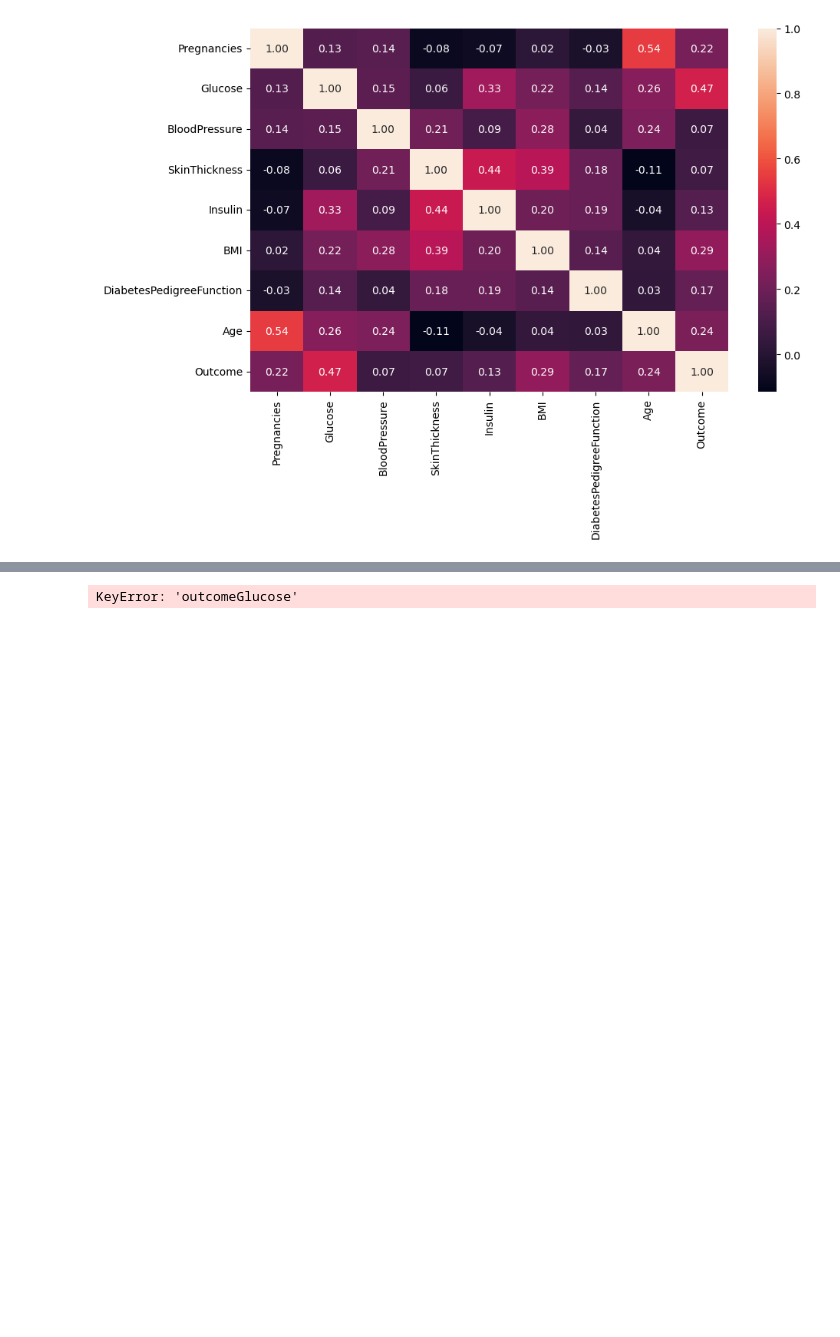
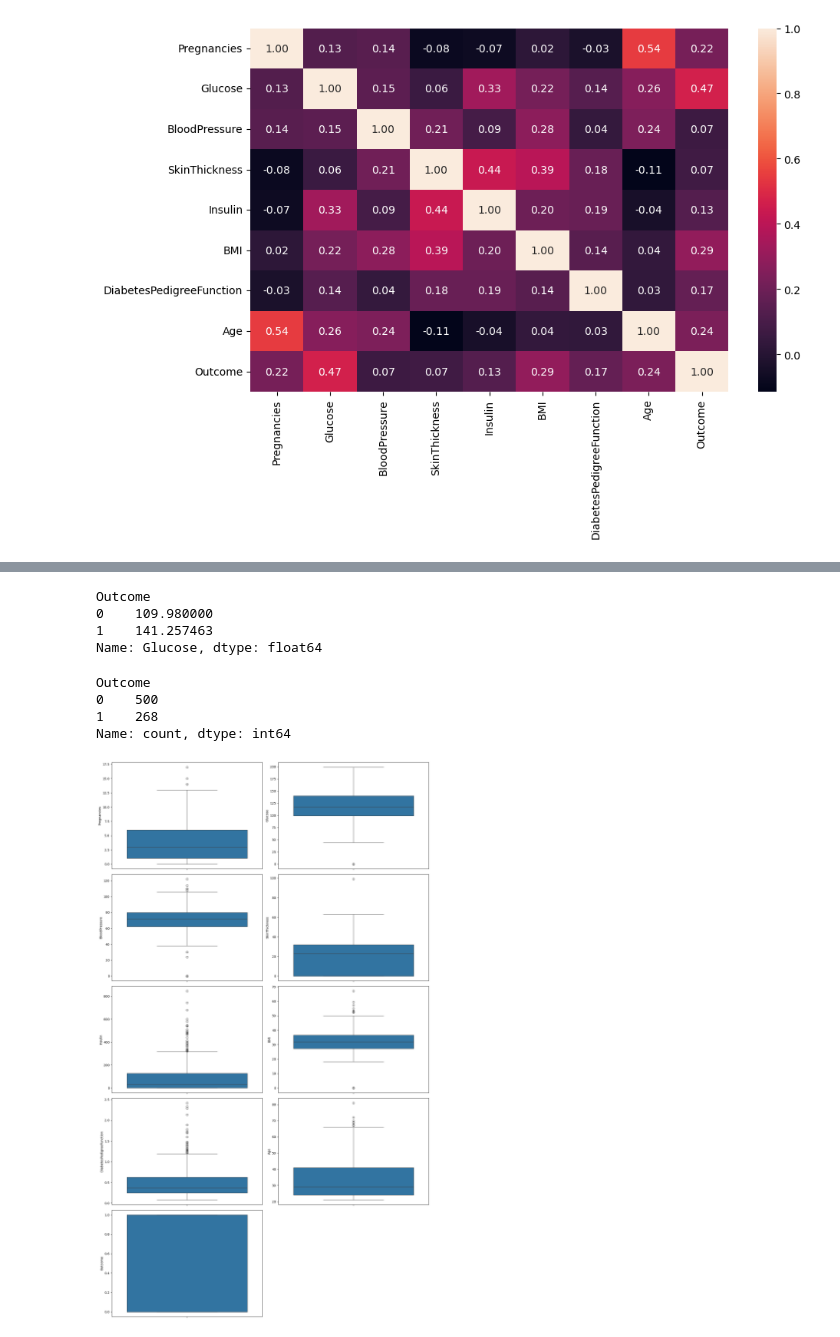
Before and after one commit to Valenfrc/Arboles-de-decision, a Jupyter notebook: src/explore.ipynb, the cells around one changed output, grey strips where cells are left out. Cells and saved outputs as stored; diff of their text form; code cells hidden in the pictures; blank space fills up the shorter version.

```diff
--- a/src/explore.ipynb
+++ b/src/explore.ipynb
@@ -112,4 +125,14 @@ plt.show()
 # %%
-df.groupby(['outcome''Glucose']).mean()
+df.groupby('Outcome')['Glucose'].mean()
 # %% [output]
-KeyError: 'outcomeGlucose'
+Outcome
+0    109.980000
+1    141.257463
+Name: Glucose, dtype: float64
+# %%
+df.Outcome.value_counts()
+# %% [output]
+Outcome
+0    500
+1    268
+Name: count, dtype: int64
@@ -115,0 +143,24 @@ KeyError: 'outcomeGlucose'
+# %%
+#Dibujar los diagramas de cajas de las variables también nos da una información muy poderosa sobre los valores atípicos
+import numpy as np
+
+
+nuevas_variables = ['Pregnancies','Glucose','BloodPressure','SkinThickness','Insulin','BMI','DiabetesPedigreeFunction','Age','Outcome']
+
+num_variables = len(nuevas_variables)
+num_rows = (num_variables + 1) // 2
+
+fig, axes = plt.subplots(num_rows, 2, figsize=(15, num_rows * 5))
+
+for i, col in enumerate(nuevas_variables):
+    row = i // 2
+    col_index = i % 2
+    sns.boxplot(ax=axes[row, col_index], data=df, y=col)
+
+if num_variables % 2 != 0:
+    axes[-1, 1].set_visible(False)
+
+plt.tight_layout()
+plt.show()
+# %% [output]
+[figure, added]
```
Also changed, not shown: parts of 10 cells of this notebook.
